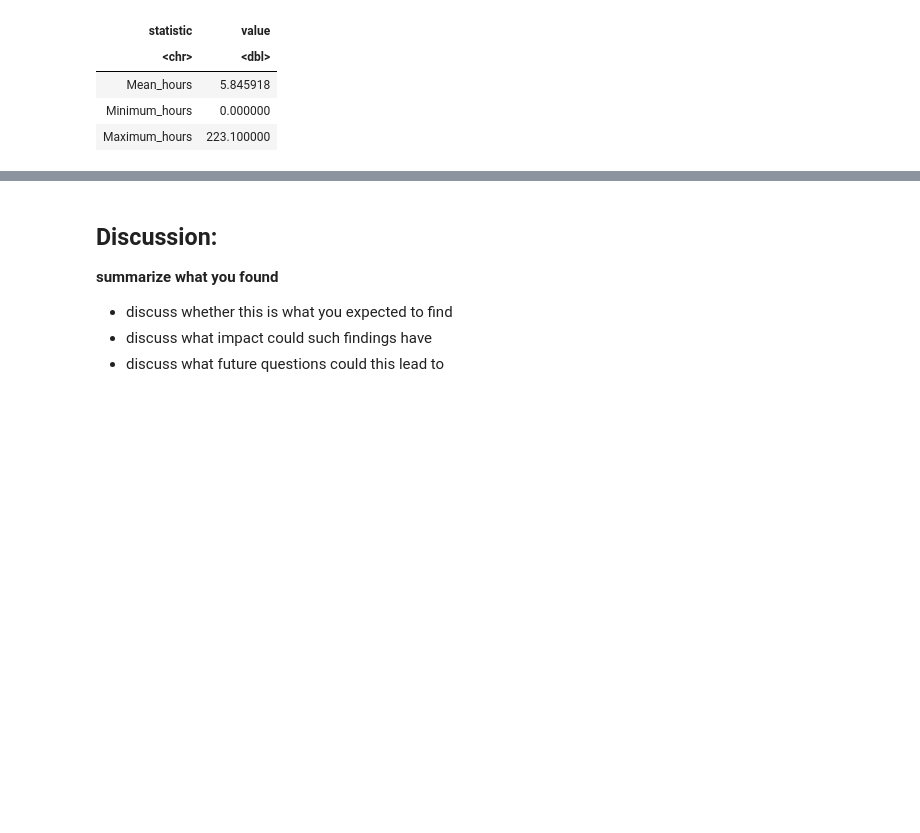
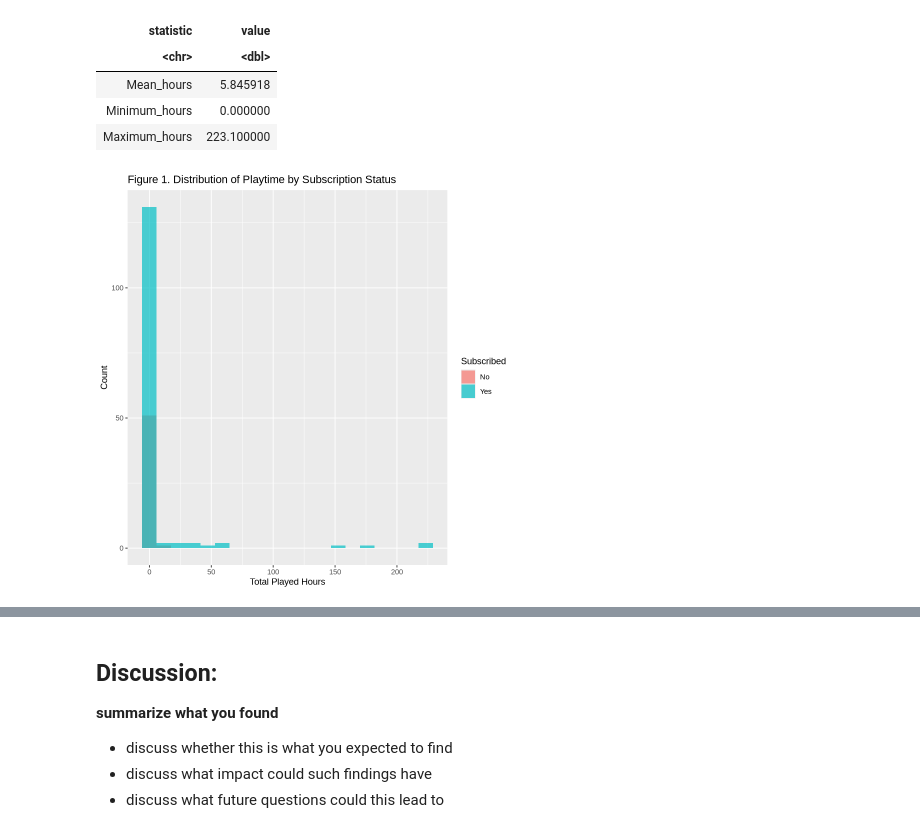
Before and after one commit to leeeeee1725/DSCI100_Project_Final_Report, a Jupyter notebook: Project Final Report.ipynb, the cells around one changed output, grey strips where cells are left out. Cells and saved outputs as stored; diff of their text form; code cells hidden in the pictures; blank space fills up the shorter version.

Commit message:
Add some discription
Add some graphs and sth need to discussed

```diff
--- a/Project Final Report.ipynb
+++ b/Project Final Report.ipynb
@@ -172,3 +194,12 @@ A tibble: 3 × 2
 | Maximum_hours | 223.100000 |
 # %%
 # visualization of data set for exploratory data analysis
+# Figure 1. Histogram of playtime by subscription status
+ggplot(players, aes(x = played_hours, fill = subscribe)) +
+    geom_histogram(bins = 20, alpha = 0.7, position = "identity") +
+    labs(title = "Figure 1. Distribution of Playtime by Subscription Status",
+        x = "Total Played Hours",
+        y = "Count",
+        fill = "Subscribed")
+# %% [output]
+[figure, added]
```
Also changed, not shown: parts of 8 cells of this notebook.
